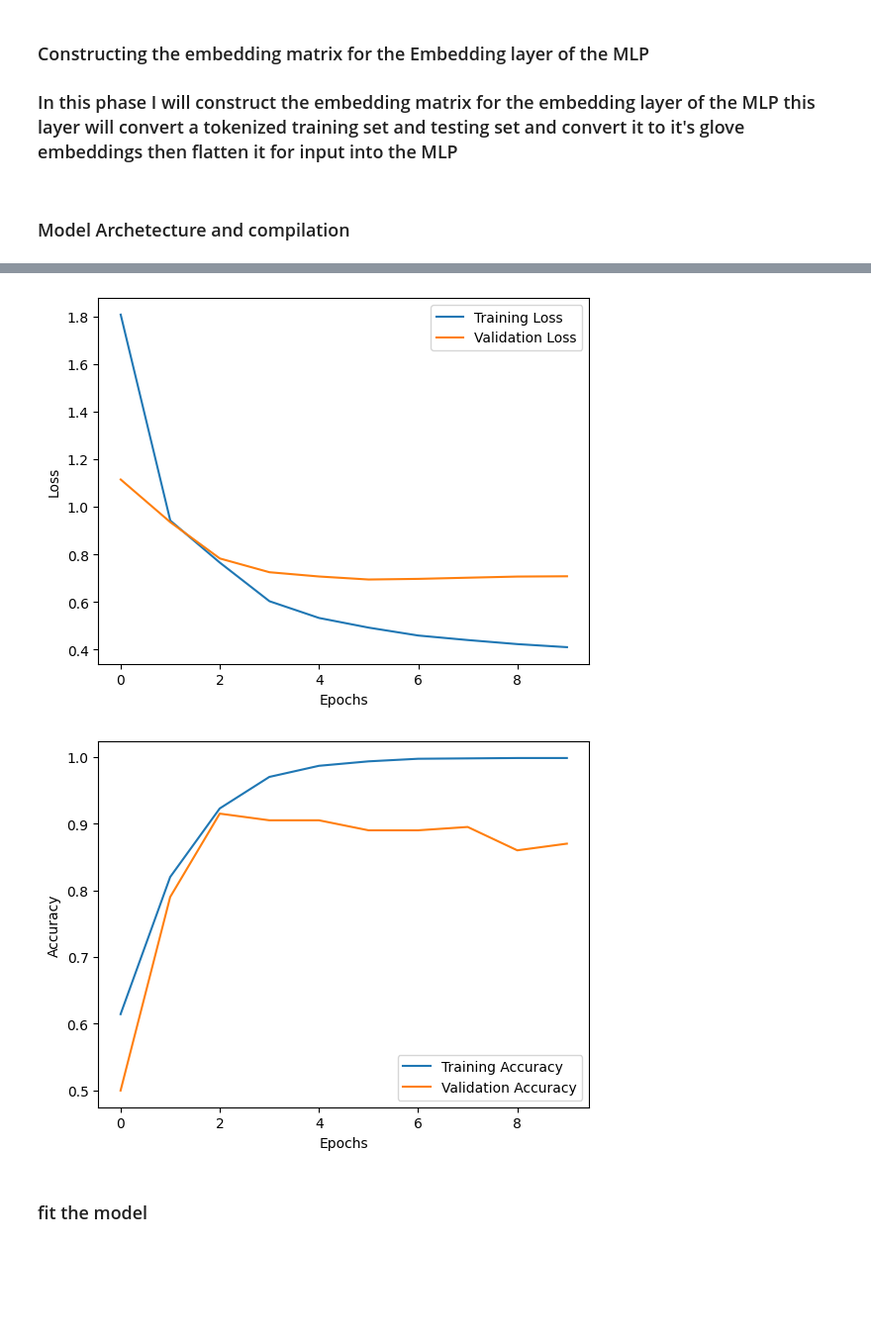
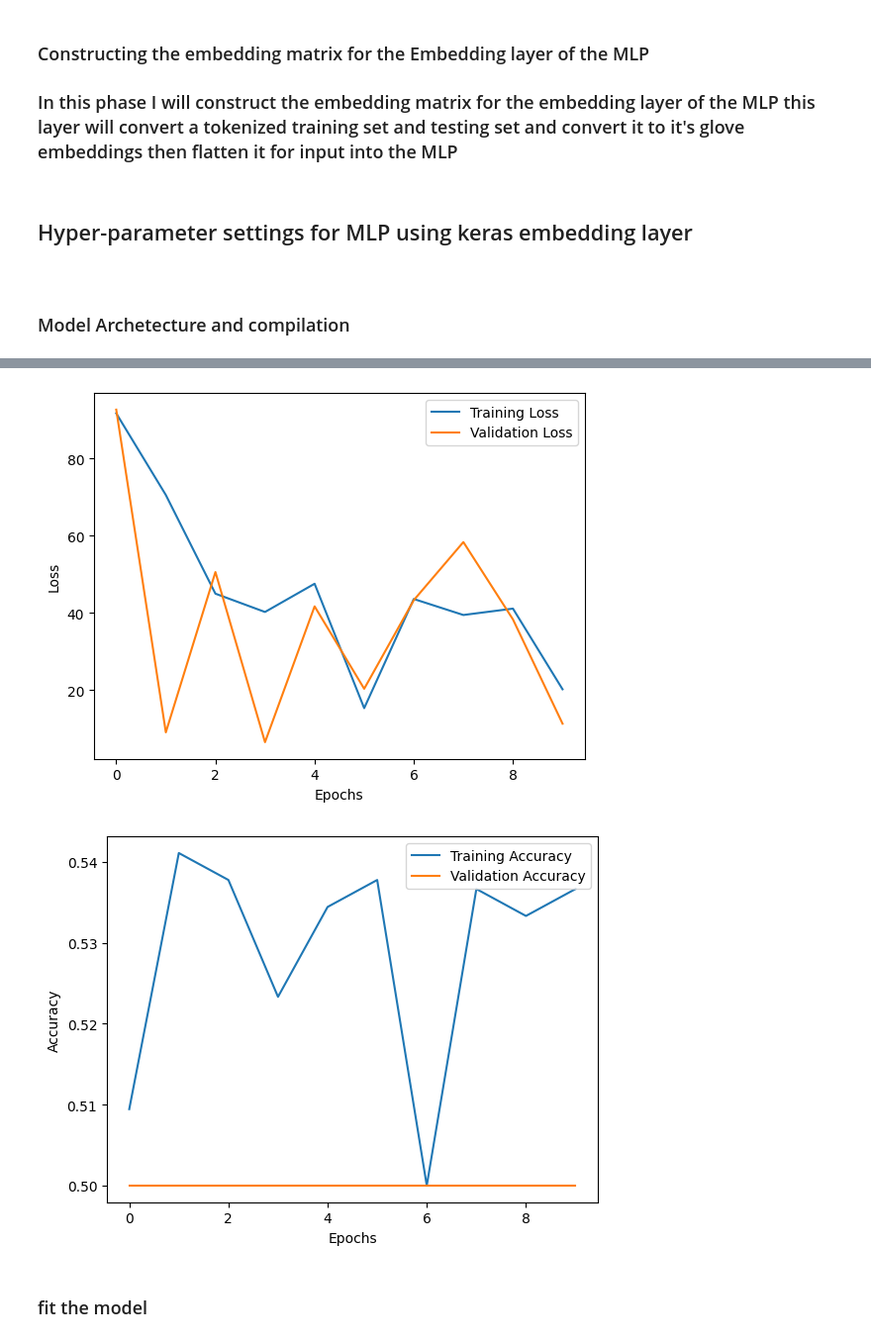
Before and after one commit to Ryan-McKee2001/Deep_Learning_Project-Fake_News_Detection, a Jupyter notebook: model_testing/mlp.ipynb, the cells around one changed output, grey strips where cells are left out. Shown at 99% size. Drawn from its saved outputs; the diff is of its cells as text; code cells hidden in the pictures; blank space fills up the shorter version.

```diff
--- a/model_testing/mlp.ipynb
+++ b/model_testing/mlp.ipynb
@@ -254,23 +284,44 @@ for word, i in tokenizer.word_index.items():
     if word in glove.key_to_index:
         embedding_vector = glove[word]
         embedding_matrix[i] = embedding_vector
+# %% [markdown]
+<h2>Hyper-parameter settings for MLP using keras embedding layer<h2>
+# %%
+# Hyperparameters: MLP with Flattend glove word embeddings
+batch_size = 32 # Baseline batch size
+epochs = 10 # Baseline number of epochs
+learning_rate = 0.05 # Baseline learning rate
+optimizer = tf.keras.optimizers.Adam(learning_rate=learning_rate) # Baseline optimizer
+validation_split = 0.1 # Baseline validation split: 10% of the training data
+initializer = he_uniform(seed=42) # Baseline initializer
+regularizer = l1(0.01) # Baseline regularizer
+activation = 'relu' # Baseline activation function - leaky relu, used to prevent dying relu problem as minus numbers and zeros values are a possiblity for some inputs because of dimensional spaces of embedded dimensions
+loss = 'binary_crossentropy' # Baseline loss function:binary crossentropy used for binary classification model
+hl1_size = 3 # Baseline number of hidden layer neurons
 # %% [markdown]
 <h3>Model Archetecture and compilation</h3>
 # %%
+import time
+
 vocab_size = len(tokenizer.word_index) + 1  # Add 1 for padding token
 
 # Define the model
 model_2 = Sequential()
 model_2.add(Embedding(input_dim=vocab_size, output_dim=300, input_length=max_len))  # Specify input length here
 model_2.add(Flatten())  # Specify input shape here
-model_2.add(Dense(10, activation='relu', kernel_initializer=he_uniform(), kernel_regularizer=l1(0.001)))
-model_2.add(Dense(1, activation='sigmoid', kernel_regularizer=l1(0.001)))
+model_2.add(Dense(hl1_size, activation=activation, kernel_initializer=initializer, kernel_regularizer=regularizer))
+model_2.add(Dense(1, activation='sigmoid', kernel_regularizer=regularizer))
+
 
 # Model compilation
-model_2.compile(loss='binary_crossentropy', optimizer='adam', metrics=['acc'])
+model_2.compile(loss=loss, optimizer=optimizer, metrics=['acc'])
 
 # fit the model and retrieve the training history
-history = model_2.fit(X_train, y_train, validation_split=0.1, epochs=10, batch_size=32, verbose=2)
+start_time = time.time()
+history = model_2.fit(X_train, y_train, validation_split=validation_split, epochs=epochs, batch_size=batch_size, verbose=2)
+end_time = time.time()
+
+print(f"Time taken to train the model: {end_time - start_time} seconds")
 
 def plot_metrics(train_metric, val_metric, metric_name):
     plt.plot(train_metric, label='Training ' + metric_name)
@@ -315,5 +363,5 @@ Epoch 10/10
-[figure, old version]
+[figure, new version]
-[figure, old version]
+[figure, new version]
 # %% [markdown]
 <h3>fit the model</h3>
 # %%
```
Also changed, not shown: parts of 6 cells of this notebook, 22 other files.
